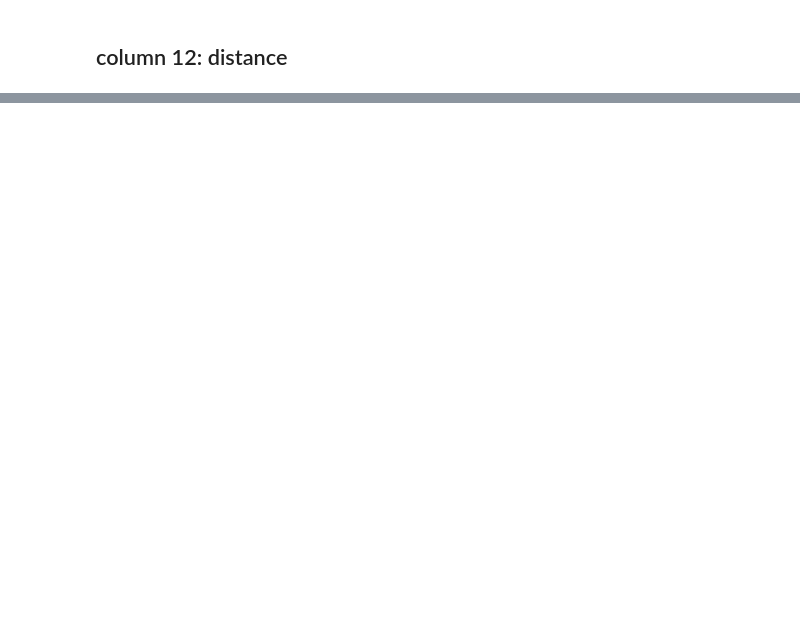
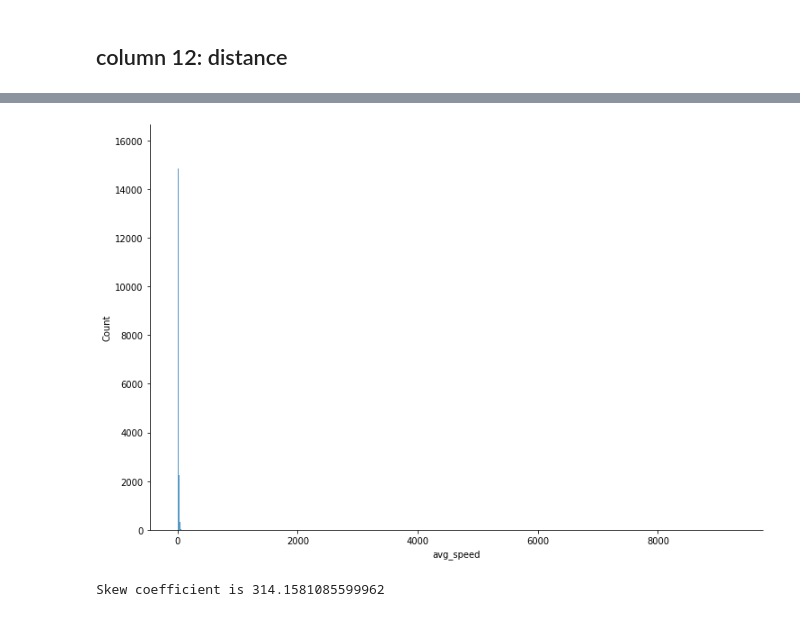
Before and after one commit to Kunaltembhare003/NYC-taxi-trip-time-Prediction, a Jupyter notebook: NYC_Taxi_Trip_Time_Prediction_Capstone_Project.ipynb, the cells around one changed output, grey strips where cells are left out. Saved outputs shown, nothing was run; the diff lists cells and outputs as text; code cells hidden in the pictures; blank space fills up the shorter version.

```diff
--- a/NYC_Taxi_Trip_Time_Prediction_Capstone_Project.ipynb
+++ b/NYC_Taxi_Trip_Time_Prediction_Capstone_Project.ipynb
@@ -303,0 +335,10 @@ plt.show()
+# %%
+
+sns.displot(data=data, x='avg_speed', height=7,aspect=1.5)
+plt.show()
+# %% [output]
+[figure, added]
+# %%
+print(f"Skew coefficient is {data['avg_speed'].skew()}")
+# %% [output]
+Skew coefficient is 314.1581085599962
```
Also changed, not shown: parts of 47 cells of this notebook.
